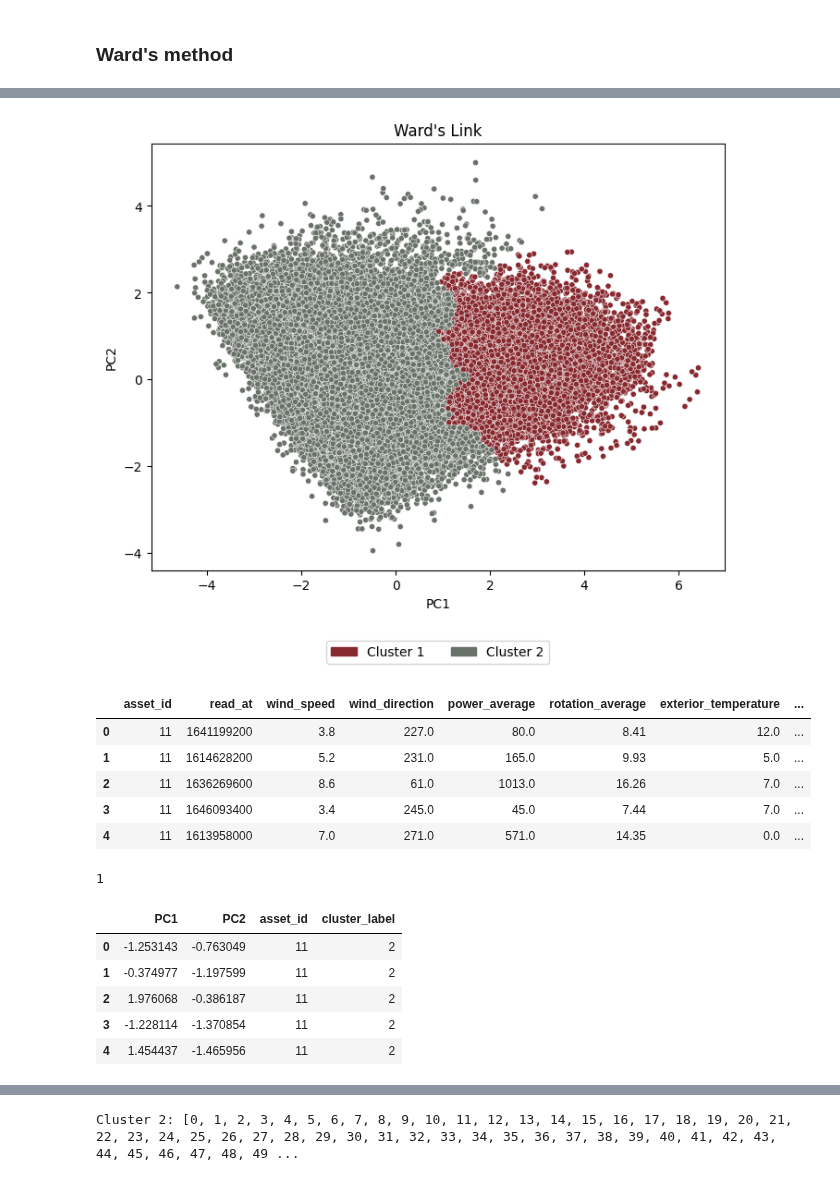
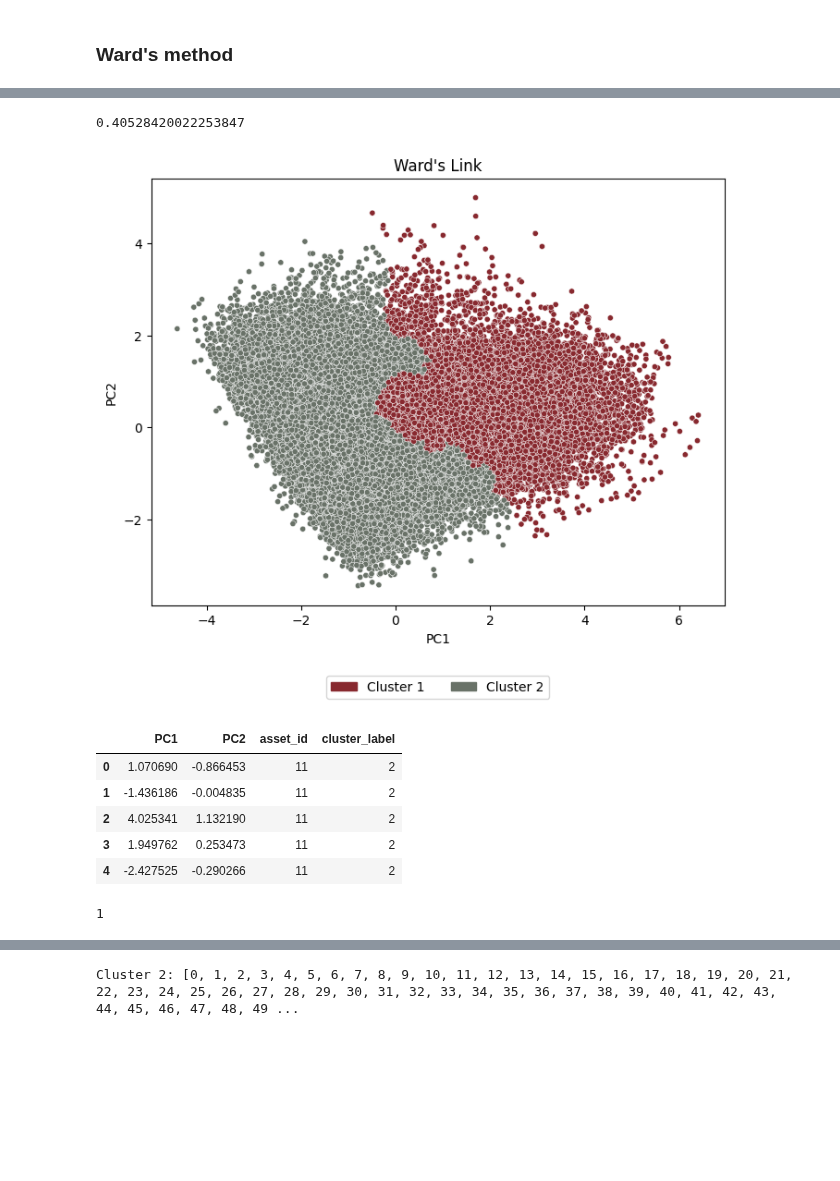
Before and after one commit to sarabreu/thesis_dev, a Jupyter notebook: models/with_clean_data/wind/hierarchical_cluster_opt.ipynb, the cells around one changed output, grey strips where cells are left out. Cells and saved outputs as stored; diff of their text form; code cells hidden in the pictures; blank space fills up the shorter version.

```diff
--- a/models/with_clean_data/wind/hierarchical_cluster_opt.ipynb
+++ b/models/with_clean_data/wind/hierarchical_cluster_opt.ipynb
@@ -356,3 +619,3 @@ cs.AgglomerativeClustering(linkage='ward').elbow_plot(X = pca_df, parameter = 'n
 # %%
-with open('results/hierarchical/ward_clustering.pickle', 'rb') as f:
+with open('results/hierarchical_opt/ward_clustering.pickle', 'rb') as f:
     model_ward = pickle.load(f)
@@ -370,12 +622,12 @@ plt.show()
 # %%
 # Cut dendrogram to obtain labels
-num_clusters = 2
+num_clusters = 2  # Adjust as needed
 
 # Convert the children_ attribute to a scipy hierarchical tree
 linkage_matrix = np.column_stack([model_ward.children_, model_ward.distances_,
                                   np.ones_like(model_ward.distances_)])
 # Cut the tree to obtain labels
-labels_cut_ward = fcluster(linkage_matrix, num_clusters, criterion='maxclust')
+labels_cut = fcluster(linkage_matrix, num_clusters, criterion='maxclust')
 
-print(labels_cut_ward)
+print(labels_cut)
 # %% [output]
@@ -390,4 +635,10 @@ df_subset = df_subset.loc[:,'asset_id':'farm']
+# %%
+silhouette_score(pca_df_short, labels_cut)
+# %% [output]
+0.40528420022253847
+# %%
+pca_df_short = pca_df_short.loc[:,:'PC2']
 # %%
 # Assign the cluster labels to the original DataFrame
-pca_df['cluster_label'] = labels_cut_ward
-pca_df['asset_id'] = df_subset['asset_id']
+pca_df_short['cluster_label'] = labels_cut
+pca_df_short['asset_id'] = df_subset_short['asset_id']
@@ -398,51 +647,37 @@ df_subset.to_csv('results/hierarchical_opt/csv_labels_cut_raw/ward_link.csv', in
 # %%
-n_clusters = len(pca_df['cluster_label'].unique())
-pallete = sns.color_palette(my_colors_2, n_clusters)
+n_clusters = len(pca_df_short['cluster_label'].unique())
+pallete = sns.color_palette(my_colors, n_clusters)
 
 # Plot the representative points on a scatter plot using PCA results
 plt.figure(figsize=(8, 6))
-sns.scatterplot(data=pca_df, x='PC1', y='PC2', hue='cluster_label', palette=pallete, s=20)
+sns.scatterplot(data=pca_df_short, x='PC1', y='PC2', hue='cluster_label', palette=pallete, s=20)
 plt.title("Ward's Link")
 plt.xlabel('PC1')
 plt.ylabel('PC2')
-legend_handles = [mpatches.Circle((0, 0), radius=1, color=color) for color in my_colors_2]
-plt.legend(handles=legend_handles, labels=[f'Cluster {cluster_label}' for cluster_label in np.unique(labels_cut_ward)],
-           loc='upper center', bbox_to_anchor=(0.5, -0.15), ncol=5)
+legend_handles = [mpatches.Circle((0, 0), radius=1, color=color) for color in my_colors]
+plt.legend(handles=legend_handles, labels=[f'Cluster {cluster_label}' for cluster_label in np.unique(labels_cut)],
+            loc='upper center', bbox_to_anchor=(0.5, -0.15), ncol=5)
 plt.show()
 # %% [output]
-[figure, old version]
+[figure, new version]
 # %%
-most_frequent_clusters = pca_df.groupby('asset_id')['cluster_label'].agg(lambda x: np.bincount(x).argmax())
+most_frequent_clusters = pca_df_short.groupby('asset_id')['cluster_label'].agg(lambda x: np.bincount(x).argmax())
 
 # Merge the most frequent cluster labels back to the original DataFrame
-df_subset = df_subset.drop(columns='cluster_label')
+pca_df_short = pca_df_short.drop(columns='cluster_label')
 
-df_subset = pd.merge(df_subset, most_frequent_clusters, on='asset_id', how='left')
+pca_df_short = pd.merge(pca_df_short, most_frequent_clusters, on='asset_id', how='left')
 
-df_subset.head()
+pca_df_short.head()
 # %% [output]
-|  | asset_id | read_at | wind_speed | wind_direction | power_average | rotation_average | exterior_temperature | ... |
-| 0 | 11 | 1641199200 | 3.8 | 227.0 | 80.0 | 8.41 | 12.0 | ... |
-| 1 | 11 | 1614628200 | 5.2 | 231.0 | 165.0 | 9.93 | 5.0 | ... |
-| 2 | 11 | 1636269600 | 8.6 | 61.0 | 1013.0 | 16.26 | 7.0 | ... |
-| 3 | 11 | 1646093400 | 3.4 | 245.0 | 45.0 | 7.44 | 7.0 | ... |
-| 4 | 11 | 1613958000 | 7.0 | 271.0 | 571.0 | 14.35 | 0.0 | ... |
+|  | PC1 | PC2 | asset_id | cluster_label |
+| 0 | 1.070690 | -0.866453 | 11 | 2 |
+| 1 | -1.436186 | -0.004835 | 11 | 2 |
+| 2 | 4.025341 | 1.132190 | 11 | 2 |
+| 3 | 1.949762 | 0.253473 | 11 | 2 |
+| 4 | -2.427525 | -0.290266 | 11 | 2 |
 # %%
 len(most_frequent_clusters.unique())
 # %% [output]
 1
-# %%
-# Merge the most frequent cluster labels back to the original DataFrame
-pca_df = pca_df.drop(columns='cluster_label')
-
-pca_df = pd.merge(pca_df, most_frequent_clusters, on='asset_id', how='left')
-
-pca_df.head()
-# %% [output]
-|  | PC1 | PC2 | asset_id | cluster_label |
-| 0 | -1.253143 | -0.763049 | 11 | 2 |
-| 1 | -0.374977 | -1.197599 | 11 | 2 |
-| 2 | 1.976068 | -0.386187 | 11 | 2 |
-| 3 | -1.228114 | -1.370854 | 11 | 2 |
-| 4 | 1.454437 | -1.465956 | 11 | 2 |
 # %%
```
Also changed, not shown: parts of 125 cells of this notebook, 6 other files.
